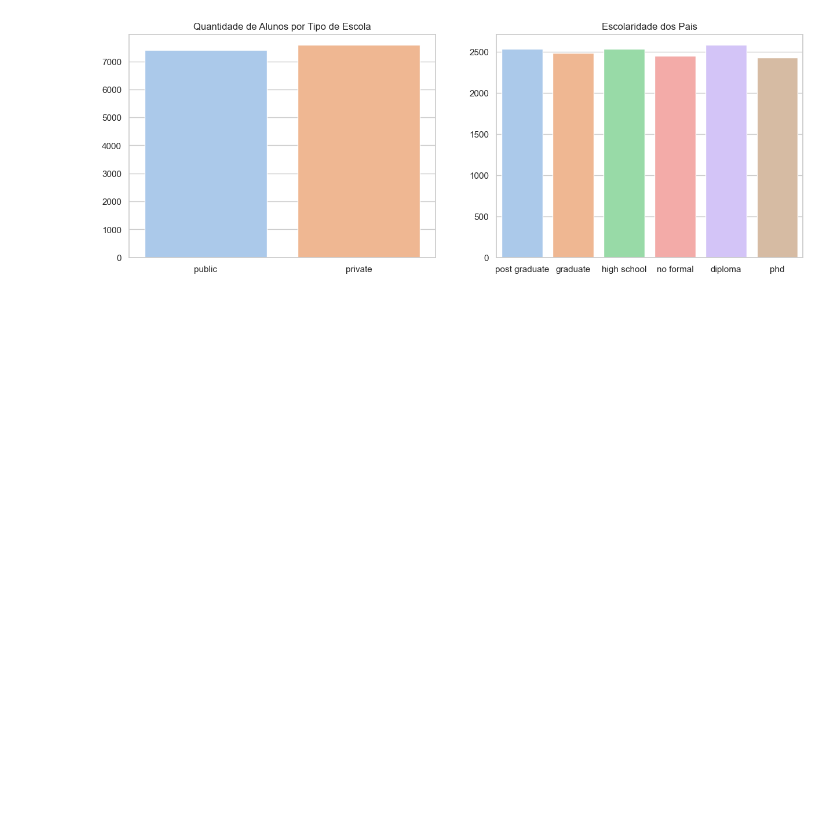
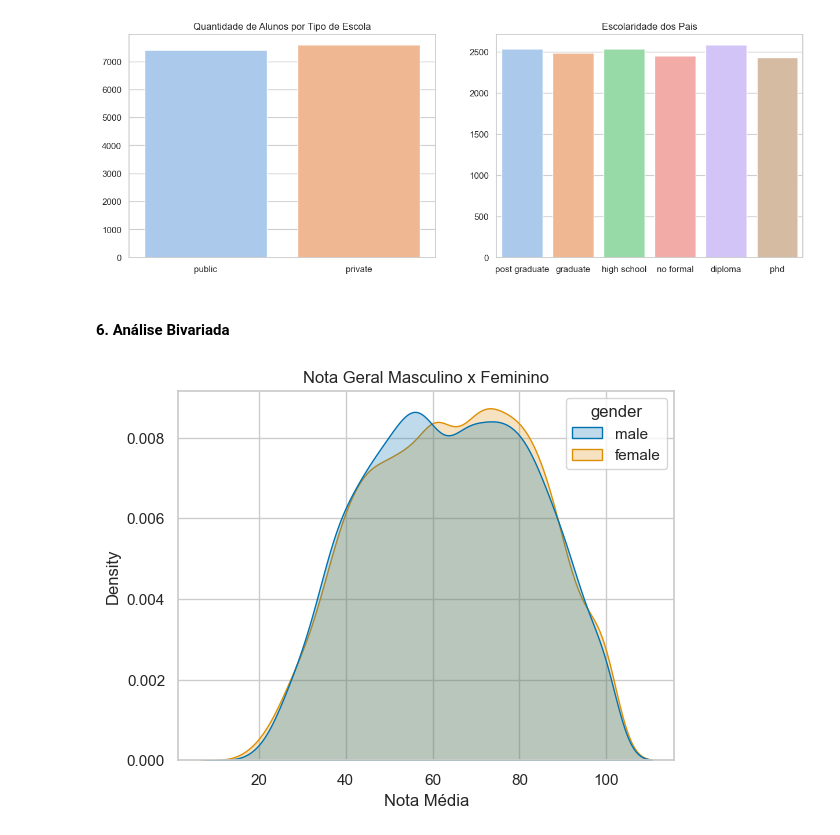
Before and after one commit to Cristhian-Selbach/analise-exploratoria-performance-estudantes, a Jupyter notebook: main.ipynb, the cells around one changed output. Drawn from its saved outputs; the diff is of its cells as text; code cells hidden in the pictures; blank space fills up the shorter version.

Commit message:
analise bivariada

```diff
--- a/main.ipynb
+++ b/main.ipynb
@@ -197,3 +197,15 @@ for ax in axes:
 plt.show()
 # %% [output]
 [figure]
+# %% [markdown]
+#### **6. Análise Bivariada**
+# %%
+df_gender = df[df["gender"].isin(["male", "female"])]
+
+sns.kdeplot(data=df_gender, x="overall_score", hue="gender",fill=True)
+
+plt.title("Nota Geral Masculino x Feminino")
+plt.xlabel("Nota Média")
+plt.show()
+# %% [output]
+[figure, added]
```
